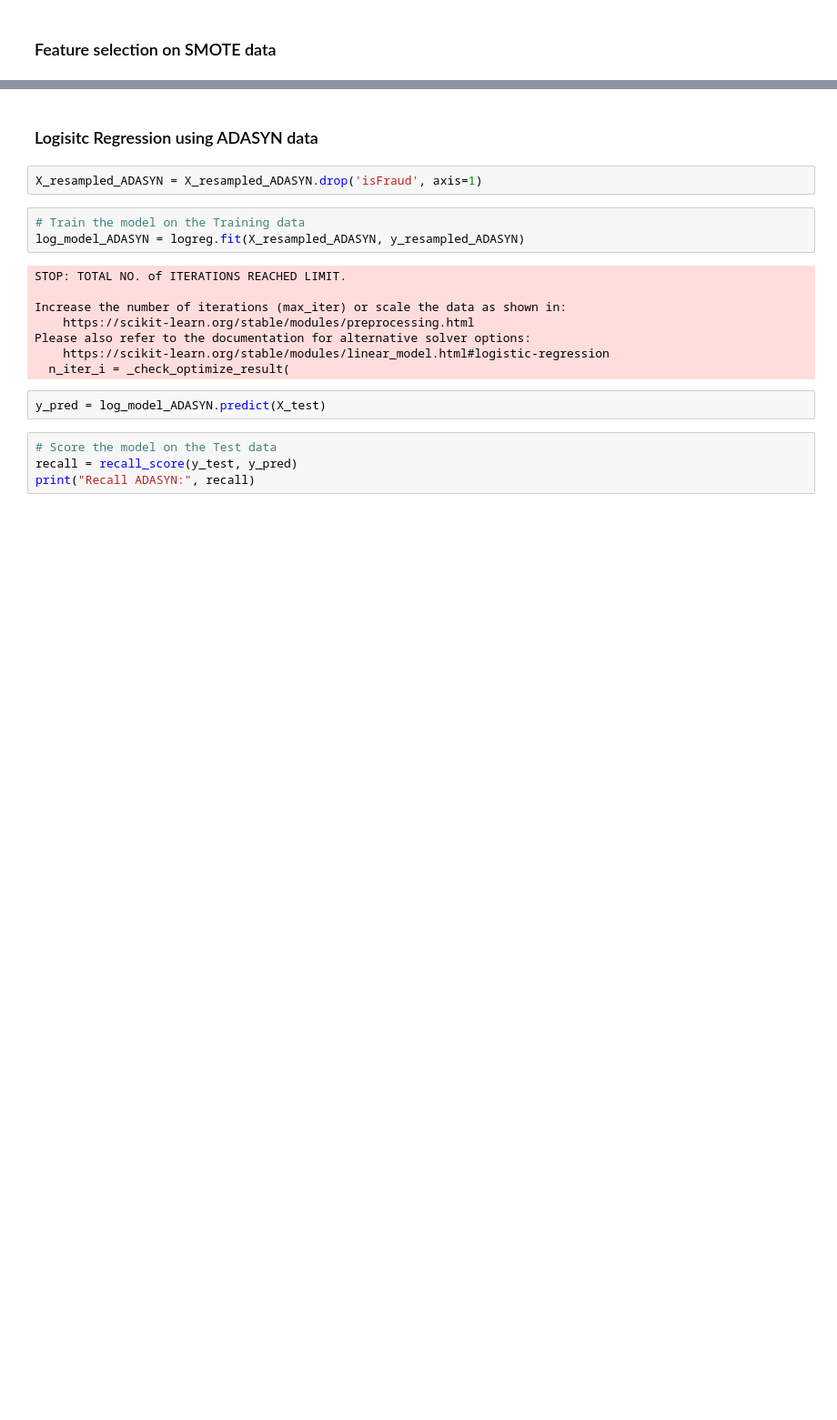
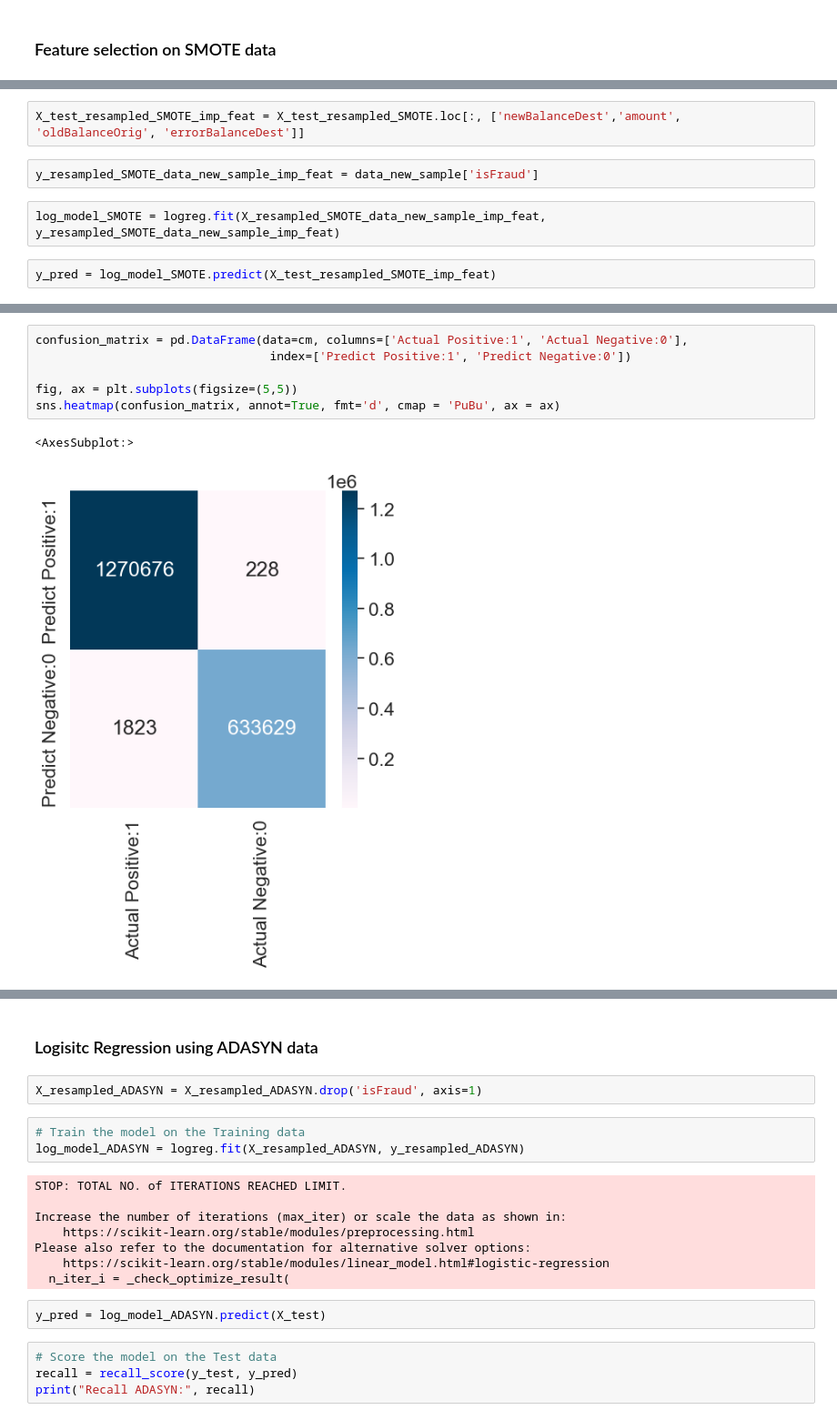
Before and after one commit to AlcaRmsp/the_laundromat, a Jupyter notebook: Data_Modelling_Rebalancing_LR.ipynb, the cells around one changed output, grey strips where cells are left out. Shown: that part at 91% size. Cells and saved outputs as stored; diff of their text form; blank space fills up the shorter version.

Commit message:
Added confusion matrix and accuracy

```diff
--- a/Data_Modelling_Rebalancing_LR.ipynb
+++ b/Data_Modelling_Rebalancing_LR.ipynb
@@ -237,0 +248,8 @@ importance_df.sort_values(by='score_decrease', ascending = False) # Order by imp
+# %%
+X_test_resampled_SMOTE_imp_feat = X_test_resampled_SMOTE.loc[:, ['newBalanceDest','amount', 'oldBalanceOrig', 'errorBalanceDest']]
+# %%
+y_resampled_SMOTE_data_new_sample_imp_feat = data_new_sample['isFraud']
+# %%
+log_model_SMOTE = logreg.fit(X_resampled_SMOTE_data_new_sample_imp_feat, y_resampled_SMOTE_data_new_sample_imp_feat)
+# %%
+y_pred = log_model_SMOTE.predict(X_test_resampled_SMOTE_imp_feat)
@@ -237,0 +285,9 @@ importance_df.sort_values(by='score_decrease', ascending = False) # Order by imp
+# %%
+confusion_matrix = pd.DataFrame(data=cm, columns=['Actual Positive:1', 'Actual Negative:0'],
+                                 index=['Predict Positive:1', 'Predict Negative:0'])
+
+fig, ax = plt.subplots(figsize=(5,5))
+sns.heatmap(confusion_matrix, annot=True, fmt='d', cmap = 'PuBu', ax = ax)
+# %% [output]
+<AxesSubplot:>
+[figure, added]
```
Also changed, not shown: parts of 25 cells of this notebook.
